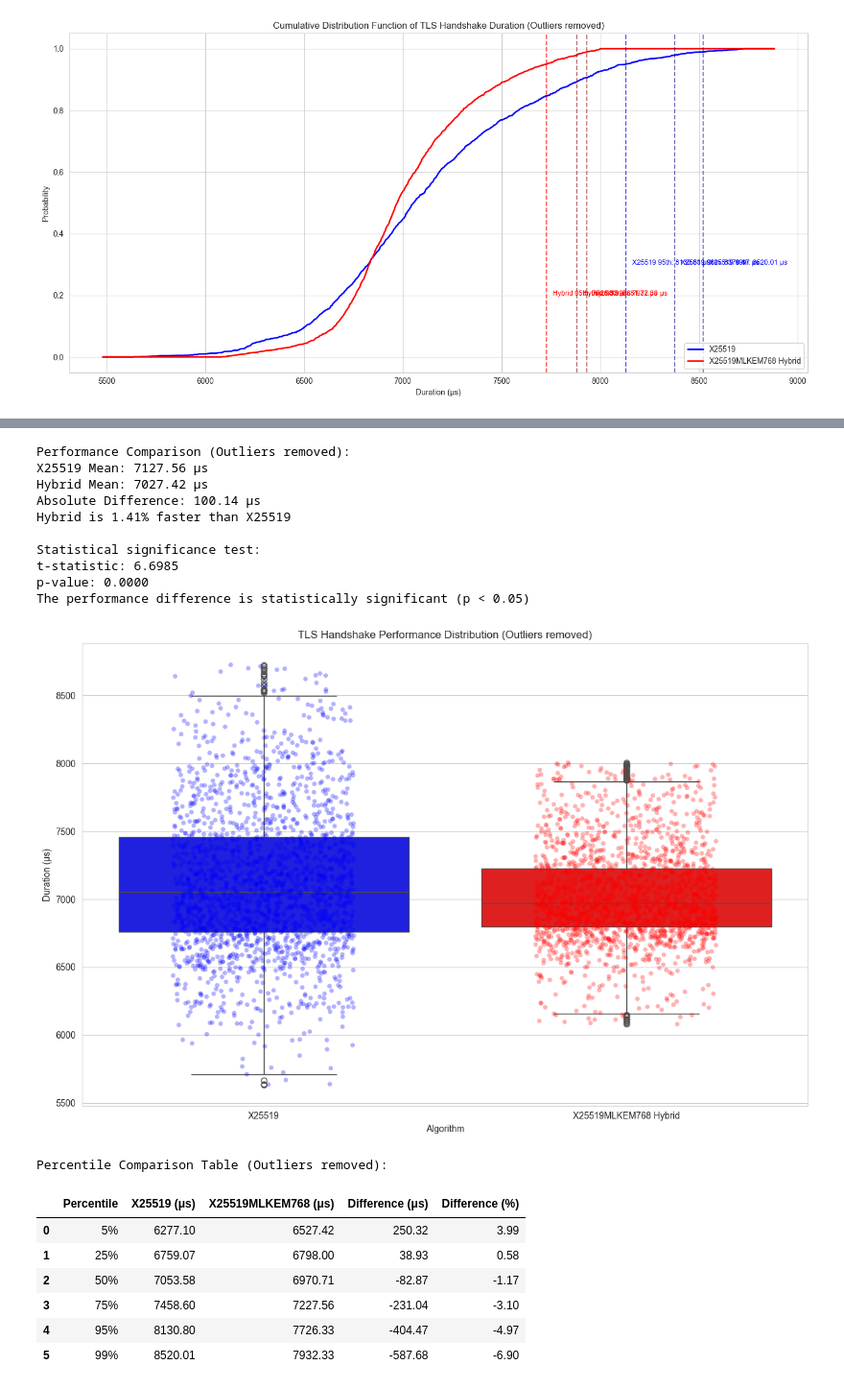
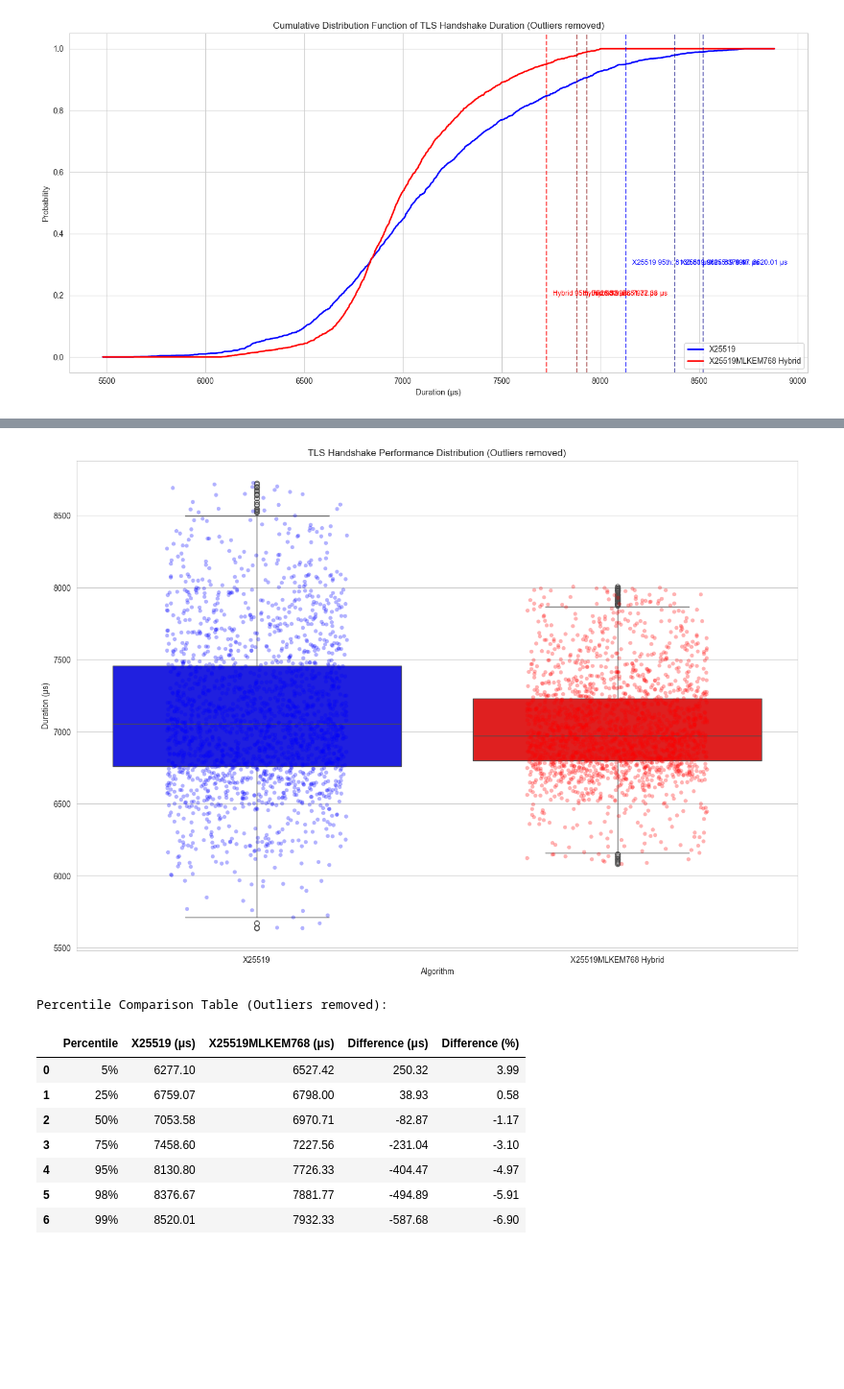
Before and after one commit to linukaratnayake/x25519mlkem768_x25519_perf_analysis, a Jupyter notebook: results/visualize_results.ipynb, the cells around one changed output, grey strips where cells are left out. Shown at 96% size. Cells and saved outputs as stored; diff of their text form; code cells hidden in the pictures; blank space fills up the shorter version.

Commit message:
Improve statistics, update README

```diff
--- a/results/visualize_results.ipynb
+++ b/results/visualize_results.ipynb
@@ -255,21 +253,35 @@ sns.histplot(df_hybrid['duration_microseconds'], kde=True, bins=bins,
              color='red', alpha=0.6, label='X25519MLKEM768 Hybrid', legend=True)
 
 # Add mean and median lines for X25519
-plt.axvline(x=stats_x25519['mean'], color='blue', linestyle='--',
+plt.axvline(x=stats_x25519['mean'], color='blue', linestyle='-',
             label=f'X25519 Mean: {stats_x25519["mean"]:.2f} μs')
-plt.axvline(x=stats_x25519['50%'], color='cyan', linestyle='--',
+plt.axvline(x=stats_x25519['50%'], color='cyan', linestyle='-',
             label=f'X25519 Median: {stats_x25519["50%"]:.2f} μs')
 
 # Add mean and median lines for Hybrid
-plt.axvline(x=stats_hybrid['mean'], color='red', linestyle='--',
+plt.axvline(x=stats_hybrid['mean'], color='red', linestyle='-',
             label=f'Hybrid Mean: {stats_hybrid["mean"]:.2f} μs')
-plt.axvline(x=stats_hybrid['50%'], color='magenta', linestyle='--',
+plt.axvline(x=stats_hybrid['50%'], color='magenta', linestyle='-',
             label=f'Hybrid Median: {stats_hybrid["50%"]:.2f} μs')
+
+# Add 95%, 98%, 99% percentile lines for X25519
+for p, ls, alpha in zip([0.95, 0.98, 0.99], ['--', '-.', ':'], [0.8, 0.7, 0.6]):
+    p_value = df_x25519['duration_microseconds'].quantile(p)
+    plt.axvline(x=p_value, color='blue', linestyle=ls, alpha=alpha,
+                label=f'X25519 {int(p*100)}th: {p_value:.2f} μs')
+
+# Add 95%, 98%, 99% percentile lines for Hybrid
+for p, ls, alpha in zip([0.95, 0.98, 0.99], ['--', '-.', ':'], [0.8, 0.7, 0.6]):
+    p_value = df_hybrid['duration_microseconds'].quantile(p)
+    plt.axvline(x=p_value, color='red', linestyle=ls, alpha=alpha,
+                label=f'Hybrid {int(p*100)}th: {p_value:.2f} μs')
 
 plt.title(f'Distribution Comparison of TLS Handshake Duration {outlier_status}')
 plt.xlabel('Duration (μs)')
 plt.ylabel('Frequency')
-plt.legend()
+
+# Create a legend with two columns to prevent overlap
+plt.legend(loc='upper right', ncol=2, fontsize=8)
 plt.tight_layout()
 plt.savefig(f'tls_handshake_distribution_comparison{"_no_outliers" if remove_outliers else ""}.png', dpi=300)
 plt.show()
@@ -278,48 +290,6 @@ plt.show()
-# %%
-# Statistical analysis and comparison between X25519 and X25519MLKEM768 Hybrid
-
-# Calculate clean statistics
-x25519_mean = df_x25519['duration_microseconds'].mean()
-hybrid_mean = df_hybrid['duration_microseconds'].mean()
-
-# Calculate performance difference
-perf_diff = hybrid_mean - x25519_mean
-perf_pct = (perf_diff / x25519_mean) * 100
-
-print(f"Performance Comparison {outlier_status}:")
-print(f"X25519 Mean: {x25519_mean:.2f} μs")
-print(f"Hybrid Mean: {hybrid_mean:.2f} μs")
-print(f"Absolute Difference: {abs(perf_diff):.2f} μs")
-
-if perf_diff > 0:
-    print(f"Hybrid is {perf_pct:.2f}% slower than X25519")
-else:
-    print(f"Hybrid is {abs(perf_pct):.2f}% faster than X25519")
-
-# Perform t-test to determine if the difference is statistically significant
-t_stat, p_value = stats.ttest_ind(df_x25519['duration_microseconds'], df_hybrid['duration_microseconds'])
-print(f"\nStatistical significance test:")
-print(f"t-statistic: {t_stat:.4f}")
-print(f"p-value: {p_value:.4f}")
-
-if p_value < 0.05:
-    print("The performance difference is statistically significant (p < 0.05)")
-else:
-    print("The performance difference is not statistically significant (p >= 0.05)")
-# %% [output]
-Performance Comparison (Outliers removed):
-X25519 Mean: 7127.56 μs
-Hybrid Mean: 7027.42 μs
-Absolute Difference: 100.14 μs
-Hybrid is 1.41% faster than X25519
-
-Statistical significance test:
-t-statistic: 6.6985
-p-value: 0.0000
-The performance difference is statistically significant (p < 0.05)
 # %%
 # Box plot comparison of the two algorithms
-plt.figure(figsize=(12, 8))
+plt.figure(figsize=(14, 10))  # Increased height to prevent label overlapping
 
 # Create a combined dataframe for box plotting
 df_x25519_copy = df_x25519.copy()
@@ -337,36 +307,36 @@ ax = sns.boxplot(x='Algorithm', y='duration_microseconds', data=df_combined,
 # Add data points with jitter for better visibility
 sns.stripplot(x='Algorithm', y='duration_microseconds', data=df_combined,
             palette={'X25519': 'blue', 'X25519MLKEM768 Hybrid': 'red'},
             alpha=0.3, jitter=0.25)
 
 # Customize the plot
 plt.title(f'TLS Handshake Performance Distribution {outlier_status}')
 plt.ylabel('Duration (μs)')
-plt.tight_layout()
+plt.tight_layout(pad=3.0)  # Increased padding to prevent label overlap
 plt.savefig(f'tls_handshake_boxplot_comparison{"_no_outliers" if remove_outliers else ""}.png', dpi=300)
 plt.show()
 
 # Create a table of key percentiles for easy comparison
-percentiles = [0.05, 0.25, 0.50, 0.75, 0.95, 0.99]
+percentiles = [0.05, 0.25, 0.50, 0.75, 0.95, 0.98, 0.99]  # Added 98% percentile
 x25519_percentiles = df_x25519['duration_microseconds'].quantile(percentiles)
 hybrid_percentiles = df_hybrid['duration_microseconds'].quantile(percentiles)
 
 # Calculate percentage difference at each percentile
 percentile_diff = (hybrid_percentiles - x25519_percentiles) / x25519_percentiles * 100
 
 # Create a DataFrame to display the results
 comparison_table = pd.DataFrame({
     'Percentile': [f"{int(p*100)}%" for p in percentiles],
     'X25519 (μs)': x25519_percentiles.values.round(2),
     'X25519MLKEM768 (μs)': hybrid_percentiles.values.round(2),
     'Difference (μs)': (hybrid_percentiles - x25519_percentiles).values.round(2),
     'Difference (%)': percentile_diff.values.round(2)
 })
 
 print(f"Percentile Comparison Table {outlier_status}:")
 display(comparison_table)
 # %% [output]
-[figure, old version]
+[figure, new version]
 Percentile Comparison Table (Outliers removed):
 |  | Percentile | X25519 (μs) | X25519MLKEM768 (μs) | Difference (μs) | Difference (%) |
 | 0 | 5% | 6277.10 | 6527.42 | 250.32 | 3.99 |
@@ -374,4 +344,5 @@ Percentile Comparison Table (Outliers removed):
 | 2 | 50% | 7053.58 | 6970.71 | -82.87 | -1.17 |
 | 3 | 75% | 7458.60 | 7227.56 | -231.04 | -3.10 |
 | 4 | 95% | 8130.80 | 7726.33 | -404.47 | -4.97 |
-| 5 | 99% | 8520.01 | 7932.33 | -587.68 | -6.90 |
+| 5 | 98% | 8376.67 | 7881.77 | -494.89 | -5.91 |
+| 6 | 99% | 8520.01 | 7932.33 | -587.68 | -6.90 |
```
Also changed, not shown: parts of 5 cells of this notebook, 1 other file.
